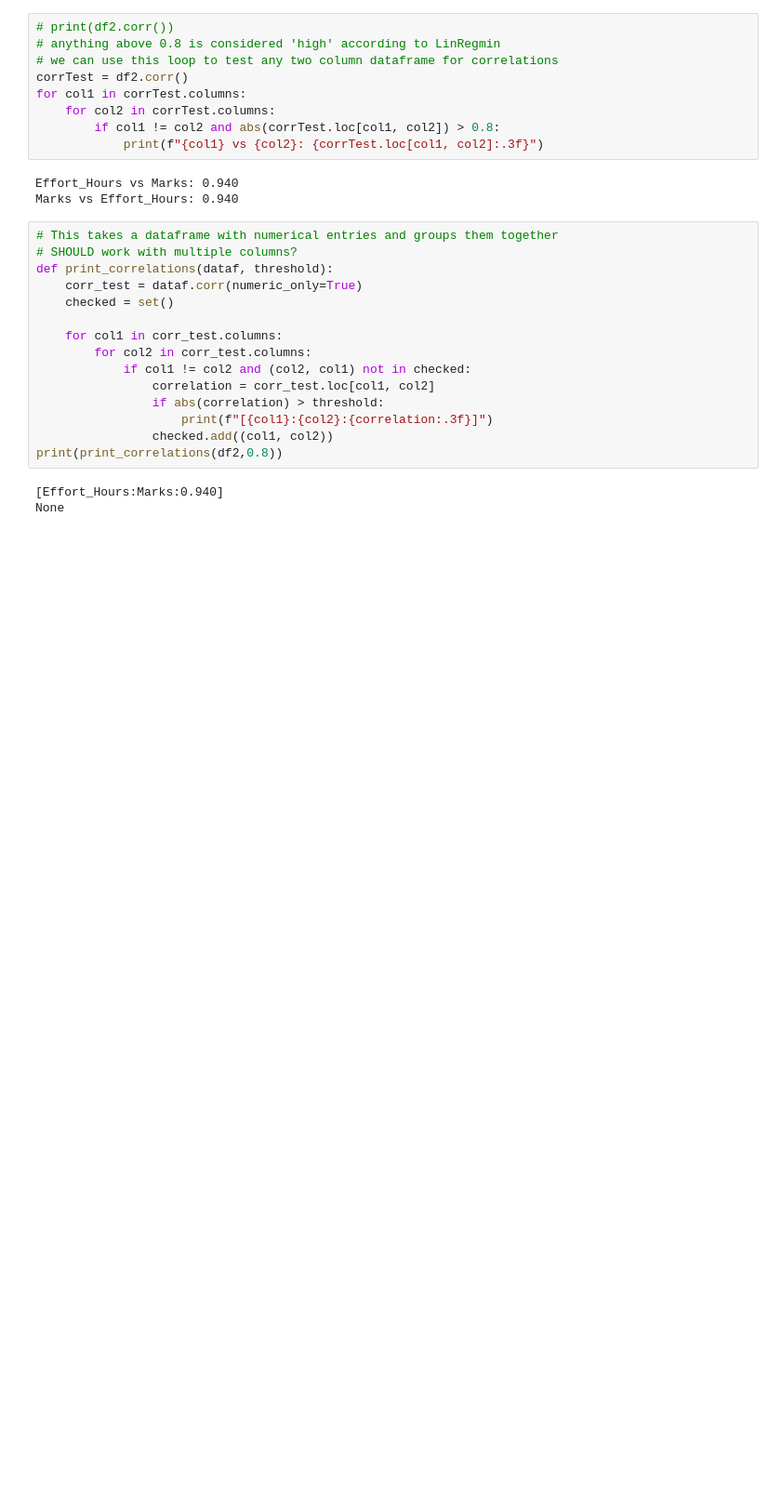
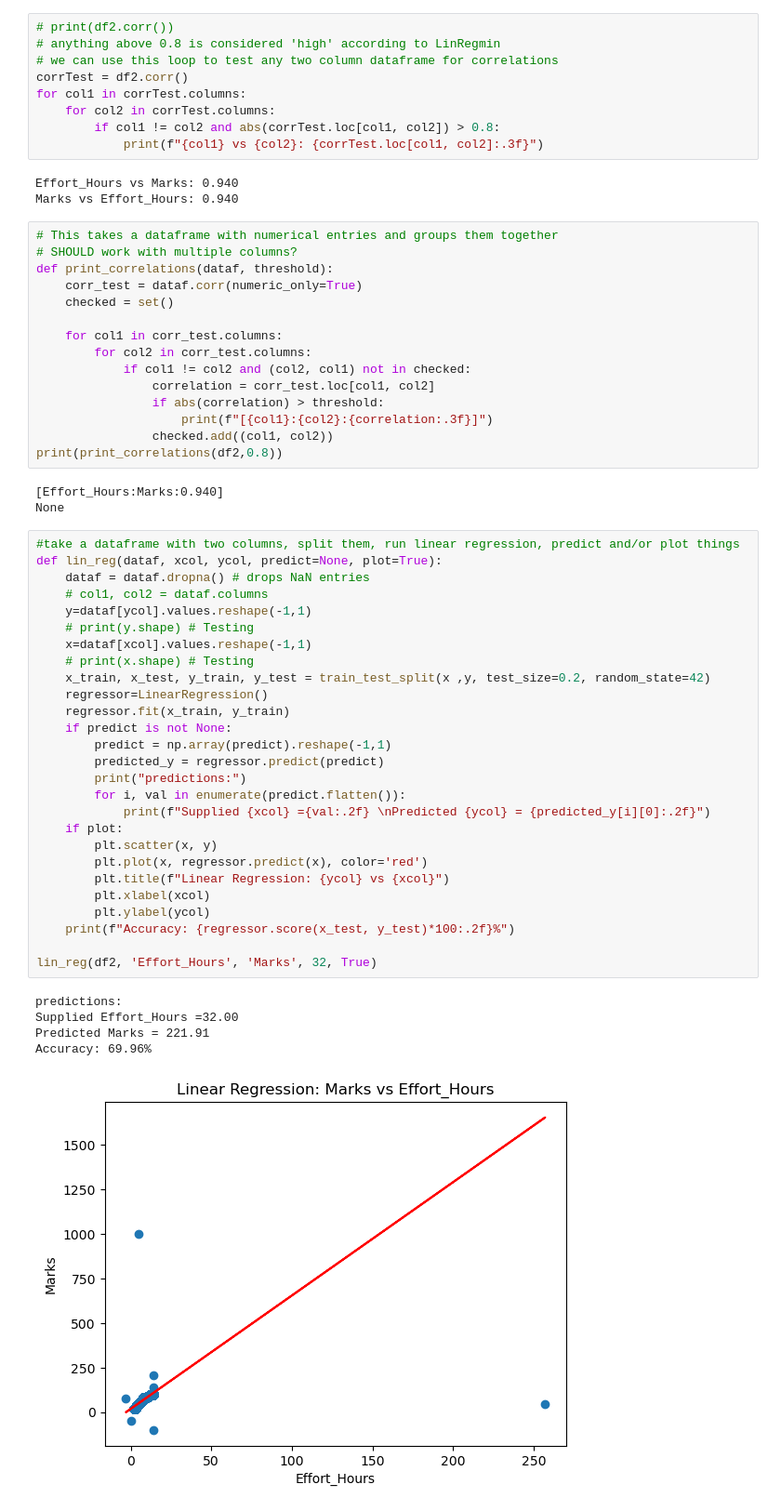
Before and after one commit to jbeau085/DB2-assign2, a Jupyter notebook: DB-Assign2.ipynb, the cells around one changed output. Shown: that part at 93% size. Drawn from its saved outputs; the diff is of its cells as text; blank space fills up the shorter version.

```diff
--- a/DB-Assign2.ipynb
+++ b/DB-Assign2.ipynb
@@ -130,3 +120,36 @@ print(print_correlations(df2,0.8))
 # %% [output]
 [Effort_Hours:Marks:0.940]
 None
+# %%
+#take a dataframe with two columns, split them, run linear regression, predict and/or plot things
+def lin_reg(dataf, xcol, ycol, predict=None, plot=True):
+    dataf = dataf.dropna() # drops NaN entries
+    # col1, col2 = dataf.columns
+    y=dataf[ycol].values.reshape(-1,1)
+    # print(y.shape) # Testing
+    x=dataf[xcol].values.reshape(-1,1)
+    # print(x.shape) # Testing
+    x_train, x_test, y_train, y_test = train_test_split(x ,y, test_size=0.2, random_state=42)
+    regressor=LinearRegression()
+    regressor.fit(x_train, y_train)
+    if predict is not None:
+        predict = np.array(predict).reshape(-1,1)
+        predicted_y = regressor.predict(predict)
+        print("predictions:")
+        for i, val in enumerate(predict.flatten()):
+            print(f"Supplied {xcol} ={val:.2f} \nPredicted {ycol} = {predicted_y[i][0]:.2f}")
+    if plot:
+        plt.scatter(x, y)
+        plt.plot(x, regressor.predict(x), color='red')
+        plt.title(f"Linear Regression: {ycol} vs {xcol}")
+        plt.xlabel(xcol)
+        plt.ylabel(ycol)
+    print(f"Accuracy: {regressor.score(x_test, y_test)*100:.2f}%")
+
+lin_reg(df2, 'Effort_Hours', 'Marks', 32, True)
+# %% [output]
+predictions:
+Supplied Effort_Hours =32.00
+Predicted Marks = 221.91
+Accuracy: 69.96%
+[figure, added]
```
Also changed, not shown: parts of 3 cells of this notebook.
